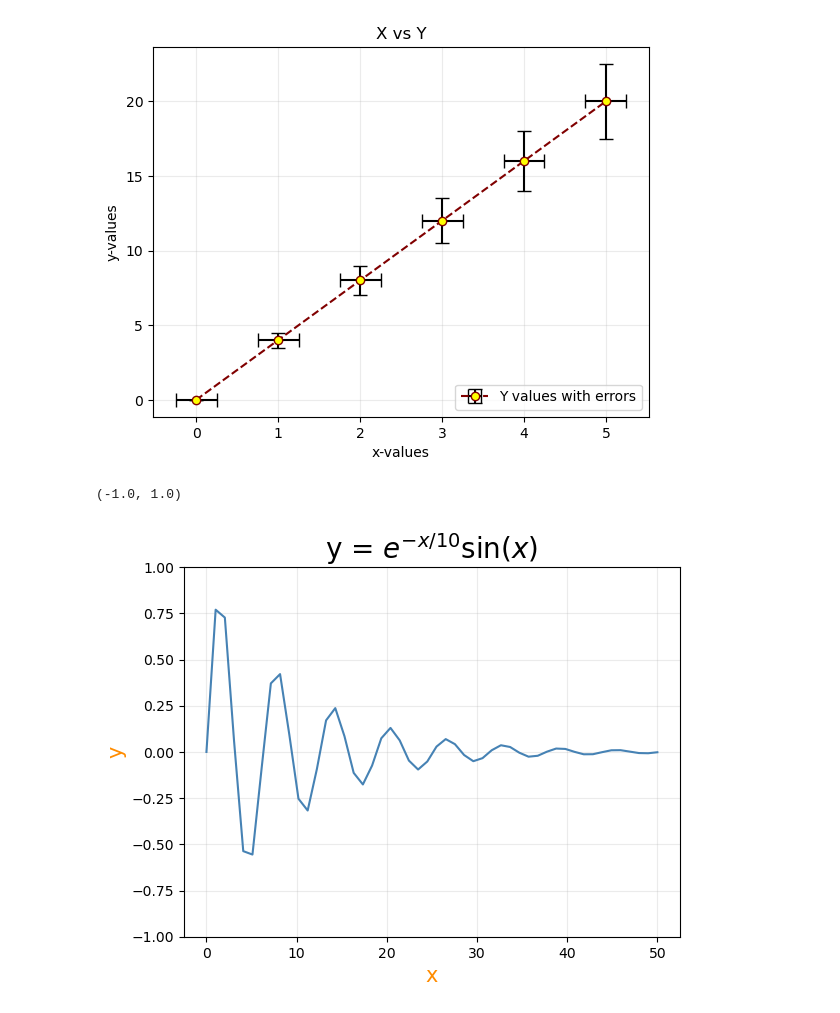
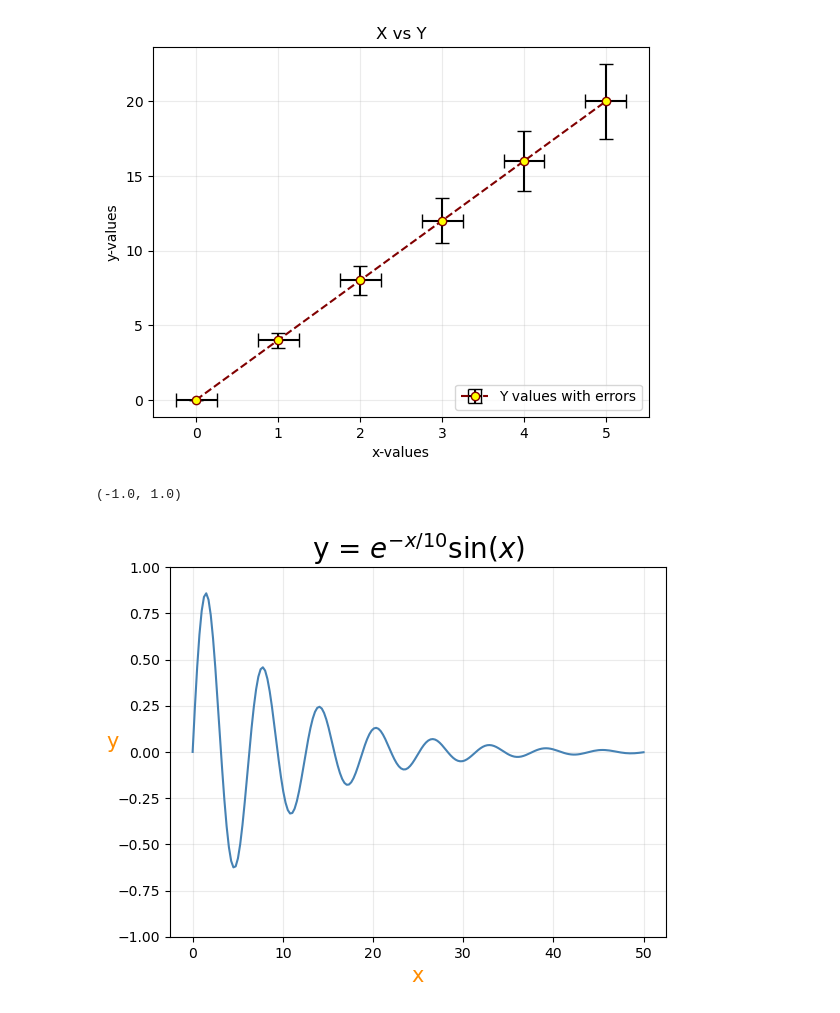
Before and after one commit to SPS-SP2273/learning-portfolio-2024-aug-sebunga, a Jupyter notebook: 7.2_plotting__exercises/plotting_(need)_exercises.ipynb, the cells around one changed output. Cells and saved outputs as stored; diff of their text form; code cells hidden in the pictures.

```diff
--- a/7.2_plotting__exercises/plotting_(need)_exercises.ipynb
+++ b/7.2_plotting__exercises/plotting_(need)_exercises.ipynb
@@ -26,19 +26,19 @@ plt.show()
 # %%
 #Exercise 2
 import numpy as np
 from matplotlib import pyplot as plt
 import math
 from math import e
 
-x = np.linspace(0,50)
+x = np.linspace(0,50, num=200)
 y = e**(-x/10)*(np.sin(x))
 
 plt.plot(x,y,color='steelblue')
 plt.title(r'y = $e^{-x/10}\sin(x)$', fontsize='20')
 plt.grid(alpha=.25)
 plt.xlabel('x',fontsize='15',color='darkorange')
-plt.ylabel('y',fontsize='15',color='darkorange')
+plt.ylabel('y',fontsize='15',color='darkorange',rotation='horizontal')
 plt.ylim([-1, 1])
 # %% [output]
 (-1.0, 1.0)
-[figure, old version]
+[figure, new version]
```
